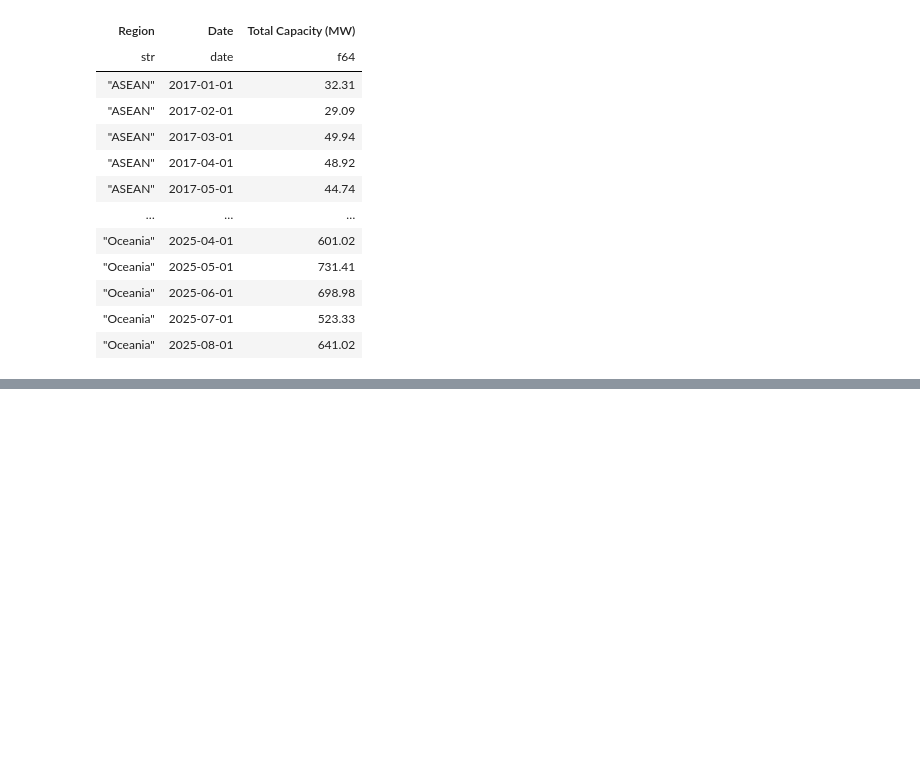
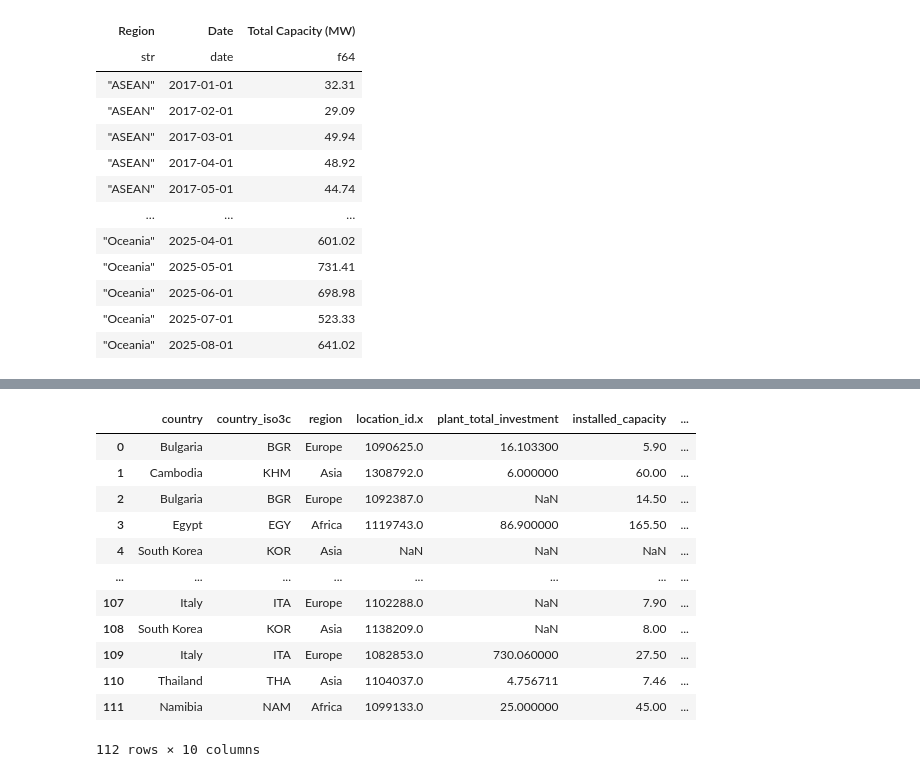
Before and after one commit to ChemmZz/Static-Visualization-Project, a Jupyter notebook: df_exploration.ipynb, the cells around one changed output, grey strips where cells are left out. Saved outputs shown, nothing was run; the diff lists cells and outputs as text; code cells hidden in the pictures; blank space fills up the shorter version.

```diff
--- a/df_exploration.ipynb
+++ b/df_exploration.ipynb
@@ -759,0 +862,48 @@ plot_regional_composition_facet().save("images_plots/monthly_exports_by_tech_reg
+# %%
+countries_codes = (
+    pl.read_csv("data/countries_codes_and_coordinates.csv")
+    .with_columns(pl.col("Country").str.strip_chars())
+    .rename({"Country": "country"})   # <-- key fix
+    .select([
+        "country",
+        "Alpha-2 code",
+        "Alpha-3 code",
+        pl.col("Latitude (average)").alias("Latitude"),
+        pl.col("Longitude (average)").alias("Longitude"),
+    ])
+)
+
+result = plant_level_with_capacity.join(
+    countries_codes,
+    on="country",   # now exists in both
+    how="left"
+)
+# %%
+result = result.with_columns([
+    pl.col("Latitude")
+      .str.replace_all('"', '')   # remove quotes
+      .str.strip_chars()          # remove whitespace
+      .cast(pl.Float64),
+    pl.col("Longitude")
+      .str.replace_all('"', '')
+      .str.strip_chars()
+      .cast(pl.Float64)
+])
+
+df = result.to_pandas()
+
+df
+# %% [output]
+|  | country | country_iso3c | region | location_id.x | plant_total_investment | installed_capacity | ... |
+| 0 | Bulgaria | BGR | Europe | 1090625.0 | 16.103300 | 5.90 | ... |
+| 1 | Cambodia | KHM | Asia | 1308792.0 | 6.000000 | 60.00 | ... |
+| 2 | Bulgaria | BGR | Europe | 1092387.0 | NaN | 14.50 | ... |
+| 3 | Egypt | EGY | Africa | 1119743.0 | 86.900000 | 165.50 | ... |
+| 4 | South Korea | KOR | Asia | NaN | NaN | NaN | ... |
+| ... | ... | ... | ... | ... | ... | ... | ... |
+| 107 | Italy | ITA | Europe | 1102288.0 | NaN | 7.90 | ... |
+| 108 | South Korea | KOR | Asia | 1138209.0 | NaN | 8.00 | ... |
+| 109 | Italy | ITA | Europe | 1082853.0 | 730.060000 | 27.50 | ... |
+| 110 | Thailand | THA | Asia | 1104037.0 | 4.756711 | 7.46 | ... |
+| 111 | Namibia | NAM | Africa | 1099133.0 | 25.000000 | 45.00 | ... |
+112 rows × 10 columns
```
Also changed, not shown: parts of 34 cells of this notebook, 1 other file.
